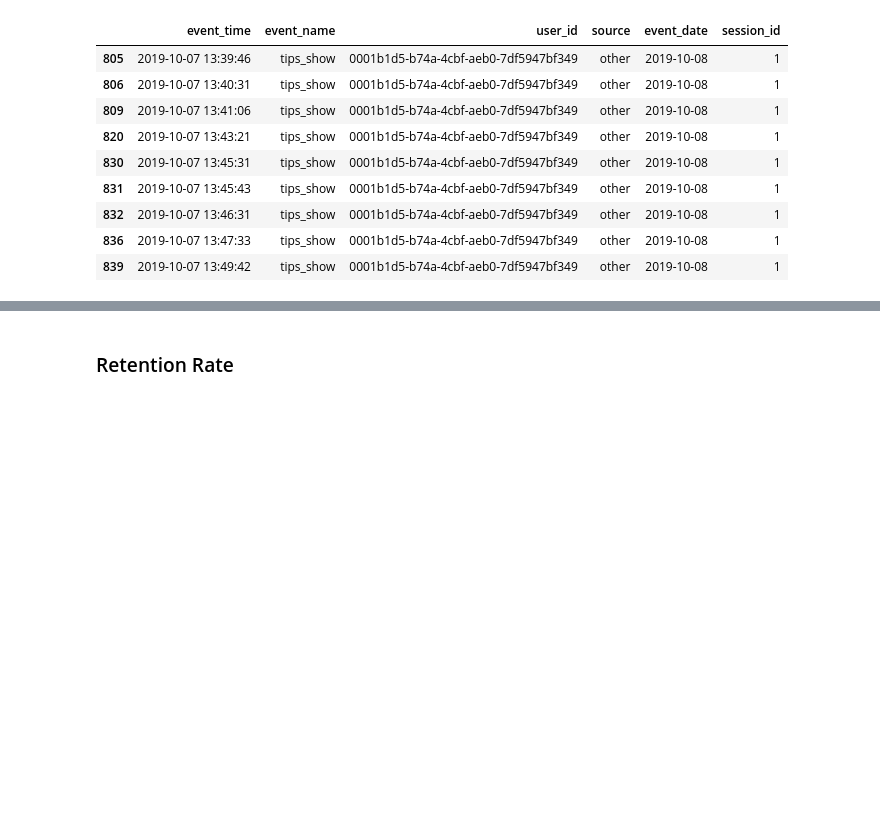
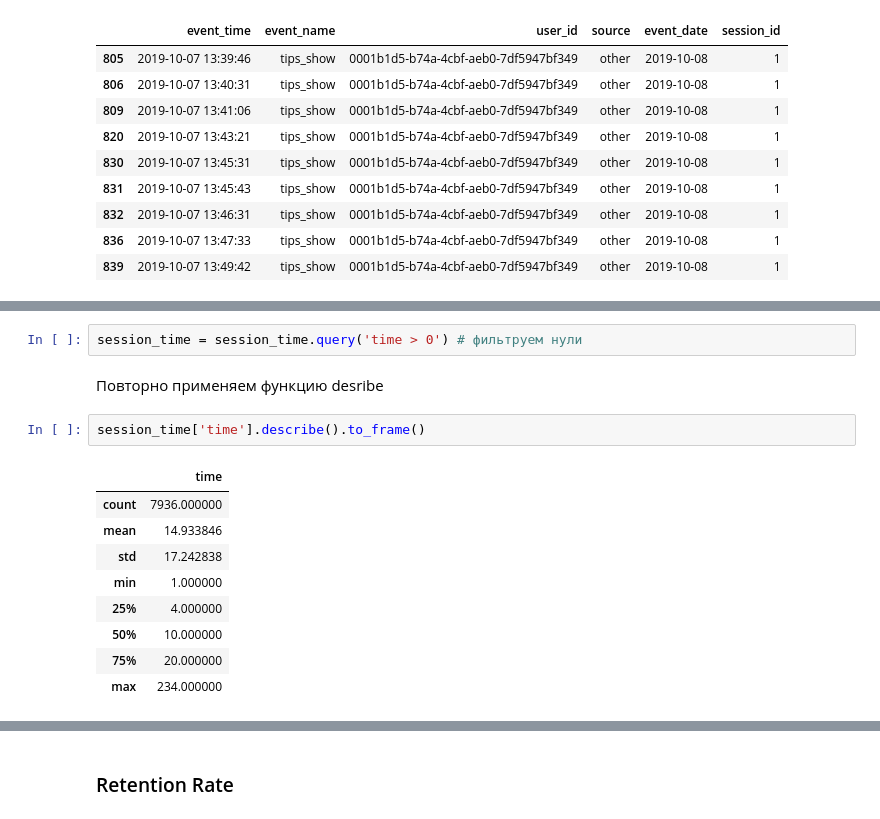
Before and after one commit to DaniilDonike/study_projects, a Jupyter notebook: Apps. Финальный проект/Project_first_try.ipynb, the cells around one changed output, grey strips where cells are left out. Drawn from its saved outputs; the diff is of its cells as text; blank space fills up the shorter version.

```diff
--- a/Apps. Финальный проект/Project_first_try.ipynb
+++ b/Apps. Финальный проект/Project_first_try.ipynb
@@ -306,0 +334,16 @@ session_time
+# %%
+session_time = session_time.query('time > 0') # фильтруем нули
+# %% [markdown]
+Повторно применяем функцию desribe
+# %%
+session_time['time'].describe().to_frame()
+# %% [output]
+|  | time |
+| count | 7936.000000 |
+| mean | 14.933846 |
+| std | 17.242838 |
+| min | 1.000000 |
+| 25% | 4.000000 |
+| 50% | 10.000000 |
+| 75% | 20.000000 |
+| max | 234.000000 |
```
Also changed, not shown: parts of 9 cells of this notebook.
